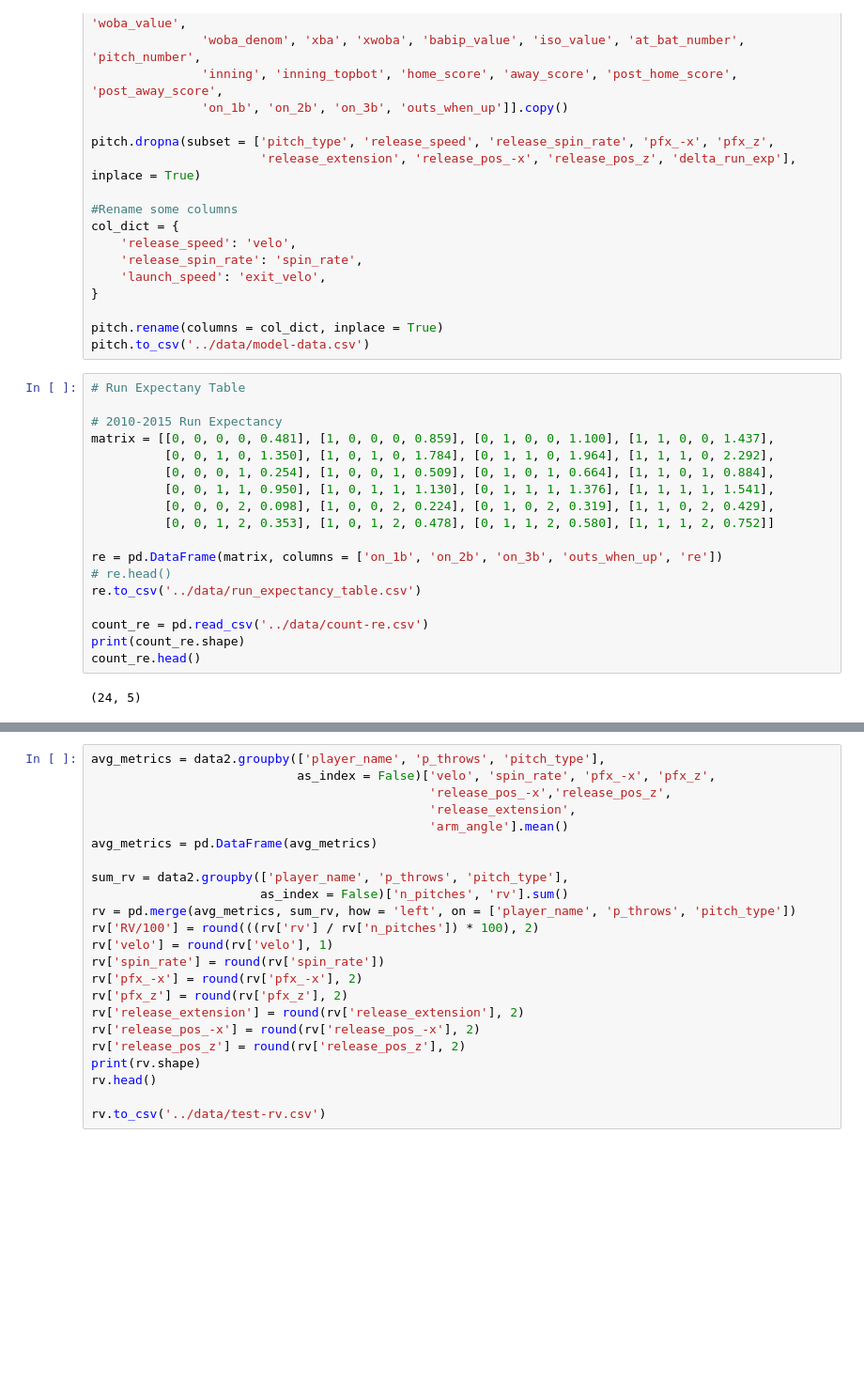
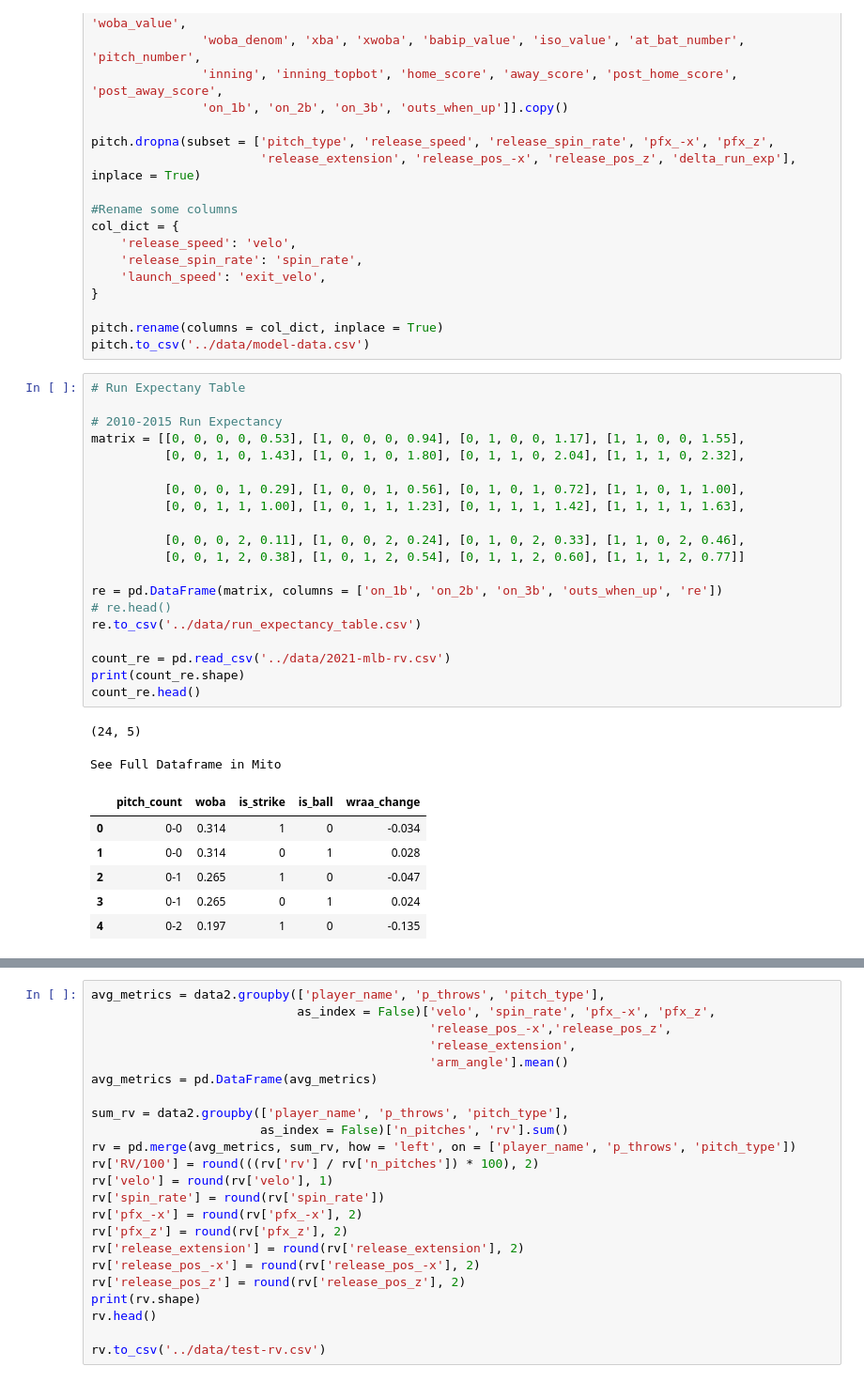
Before and after one commit to anthonyzurke/pitch-model, a Jupyter notebook: notebooks/cleaning-model.ipynb, the cells around one changed output, grey strips where cells are left out. Shown at 94% size. Saved outputs shown, nothing was run; the diff lists cells and outputs as text; blank space fills up the shorter version.

```diff
--- a/notebooks/cleaning-model.ipynb
+++ b/notebooks/cleaning-model.ipynb
@@ -28,26 +28,35 @@ col_dict = {
 
 pitch.rename(columns = col_dict, inplace = True)
 pitch.to_csv('../data/model-data.csv')
-# %%
-# Run Expectany Table
-
-# 2010-2015 Run Expectancy
-matrix = [[0, 0, 0, 0, 0.481], [1, 0, 0, 0, 0.859], [0, 1, 0, 0, 1.100], [1, 1, 0, 0, 1.437],
-          [0, 0, 1, 0, 1.350], [1, 0, 1, 0, 1.784], [0, 1, 1, 0, 1.964], [1, 1, 1, 0, 2.292],
-          [0, 0, 0, 1, 0.254], [1, 0, 0, 1, 0.509], [0, 1, 0, 1, 0.664], [1, 1, 0, 1, 0.884],
-          [0, 0, 1, 1, 0.950], [1, 0, 1, 1, 1.130], [0, 1, 1, 1, 1.376], [1, 1, 1, 1, 1.541],
-          [0, 0, 0, 2, 0.098], [1, 0, 0, 2, 0.224], [0, 1, 0, 2, 0.319], [1, 1, 0, 2, 0.429],
-          [0, 0, 1, 2, 0.353], [1, 0, 1, 2, 0.478], [0, 1, 1, 2, 0.580], [1, 1, 1, 2, 0.752]]
-
-re = pd.DataFrame(matrix, columns = ['on_1b', 'on_2b', 'on_3b', 'outs_when_up', 're'])
-# re.head()
-re.to_csv('../data/run_expectancy_table.csv')
-
-count_re = pd.read_csv('../data/count-re.csv')
-print(count_re.shape)
-count_re.head()
-# %% [output]
-(24, 5)
+# %%
+# Run Expectany Table
+
+# 2010-2015 Run Expectancy
+matrix = [[0, 0, 0, 0, 0.53], [1, 0, 0, 0, 0.94], [0, 1, 0, 0, 1.17], [1, 1, 0, 0, 1.55],
+          [0, 0, 1, 0, 1.43], [1, 0, 1, 0, 1.80], [0, 1, 1, 0, 2.04], [1, 1, 1, 0, 2.32],
+
+          [0, 0, 0, 1, 0.29], [1, 0, 0, 1, 0.56], [0, 1, 0, 1, 0.72], [1, 1, 0, 1, 1.00],
+          [0, 0, 1, 1, 1.00], [1, 0, 1, 1, 1.23], [0, 1, 1, 1, 1.42], [1, 1, 1, 1, 1.63],
+
+          [0, 0, 0, 2, 0.11], [1, 0, 0, 2, 0.24], [0, 1, 0, 2, 0.33], [1, 1, 0, 2, 0.46],
+          [0, 0, 1, 2, 0.38], [1, 0, 1, 2, 0.54], [0, 1, 1, 2, 0.60], [1, 1, 1, 2, 0.77]]
+
+re = pd.DataFrame(matrix, columns = ['on_1b', 'on_2b', 'on_3b', 'outs_when_up', 're'])
+# re.head()
+re.to_csv('../data/run_expectancy_table.csv')
+
+count_re = pd.read_csv('../data/2021-mlb-rv.csv')
+print(count_re.shape)
+count_re.head()
+# %% [output]
+(24, 5)
+See Full Dataframe in Mito
+|  | pitch_count | woba | is_strike | is_ball | wraa_change |
+| 0 | 0-0 | 0.314 | 1 | 0 | -0.034 |
+| 1 | 0-0 | 0.314 | 0 | 1 | 0.028 |
+| 2 | 0-1 | 0.265 | 1 | 0 | -0.047 |
+| 3 | 0-1 | 0.265 | 0 | 1 | 0.024 |
+| 4 | 0-2 | 0.197 | 1 | 0 | -0.135 |
 # %%
 # Add RV to model-data.csv
 
```
Also changed, not shown: parts of 7 cells of this notebook, 13 other files.
